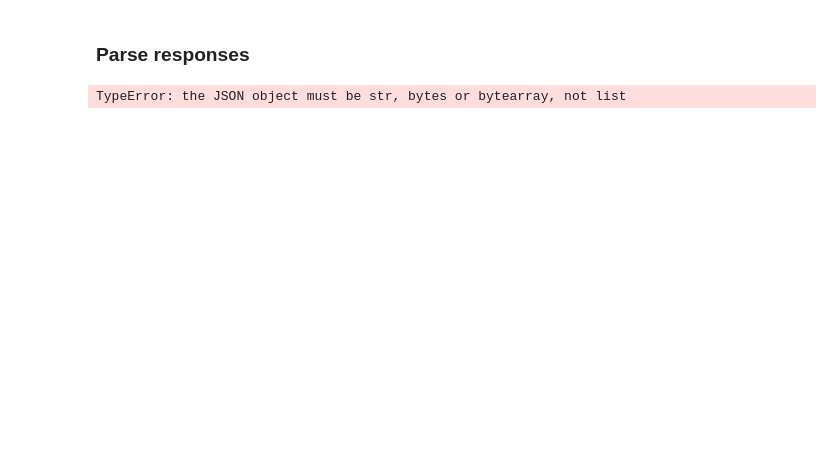
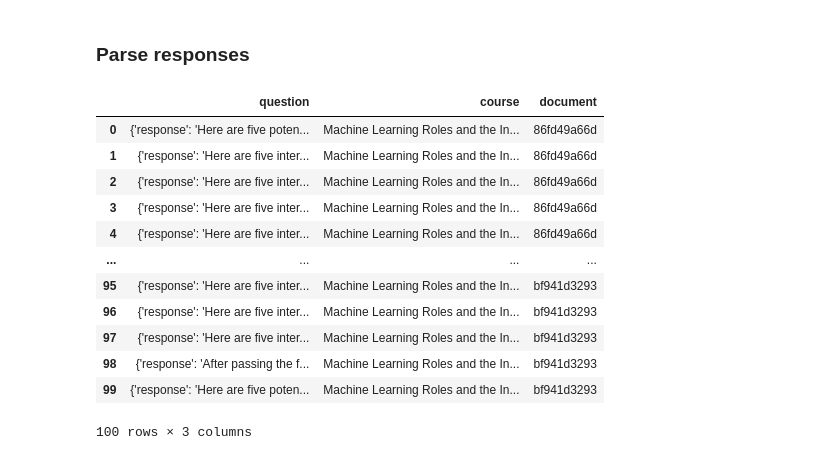
Before and after one commit to AMaldu/interview_preparation_bot, a Jupyter notebook: ground_truth_data.ipynb, the cells around one changed output. Saved outputs shown, nothing was run; the diff lists cells and outputs as text; code cells hidden in the pictures; blank space fills up the shorter version.

```diff
--- a/ground_truth_data.ipynb
+++ b/ground_truth_data.ipynb
@@ -166,8 +189,6 @@ results = {}
 
 for doc in tqdm(documents):
     doc_id = doc['id']
-    if doc_id in results:
-        continue
-
-    questions = generate_questions(doc)
+    questions = generate_questions(doc)  # Llama a la función para generar preguntas
+    # Almacena las preguntas en el formato correcto
     results[doc_id] = questions
@@ -202,10 +248,8 @@ with open('data/responses.json', 'wt') as f_in:
 # %%
 parsed_results = {}
 
-for doc_id, responses in results.items():
-    parsed_results[doc_id] = json.loads(responses)
+for doc_id, responses in responses_ollama.items():
+    parsed_results[doc_id] = responses
-# %% [output]
-TypeError: the JSON object must be str, bytes or bytearray, not list
 # %%
 doc_index = {d['id']: d for d in documents}
 # %%
@@ -220,3 +264,19 @@ import pandas as pd
 # %%
 # check which columns I want
 df = pd.DataFrame(final_results, columns=['question', 'course', 'document'])
+# %%
+df
+# %% [output]
+|  | question | course | document |
+| 0 | {'response': 'Here are five poten... | Machine Learning Roles and the In... | 86fd49a66d |
+| 1 | {'response': 'Here are five inter... | Machine Learning Roles and the In... | 86fd49a66d |
+| 2 | {'response': 'Here are five inter... | Machine Learning Roles and the In... | 86fd49a66d |
+| 3 | {'response': 'Here are five inter... | Machine Learning Roles and the In... | 86fd49a66d |
+| 4 | {'response': 'Here are five inter... | Machine Learning Roles and the In... | 86fd49a66d |
+| ... | ... | ... | ... |
+| 95 | {'response': 'Here are five inter... | Machine Learning Roles and the In... | bf941d3293 |
+| 96 | {'response': 'Here are five inter... | Machine Learning Roles and the In... | bf941d3293 |
+| 97 | {'response': 'Here are five inter... | Machine Learning Roles and the In... | bf941d3293 |
+| 98 | {'response': 'After passing the f... | Machine Learning Roles and the In... | bf941d3293 |
+| 99 | {'response': 'Here are five poten... | Machine Learning Roles and the In... | bf941d3293 |
+100 rows × 3 columns
```
Also changed, not shown: parts of 22 cells of this notebook, 2 other files.
